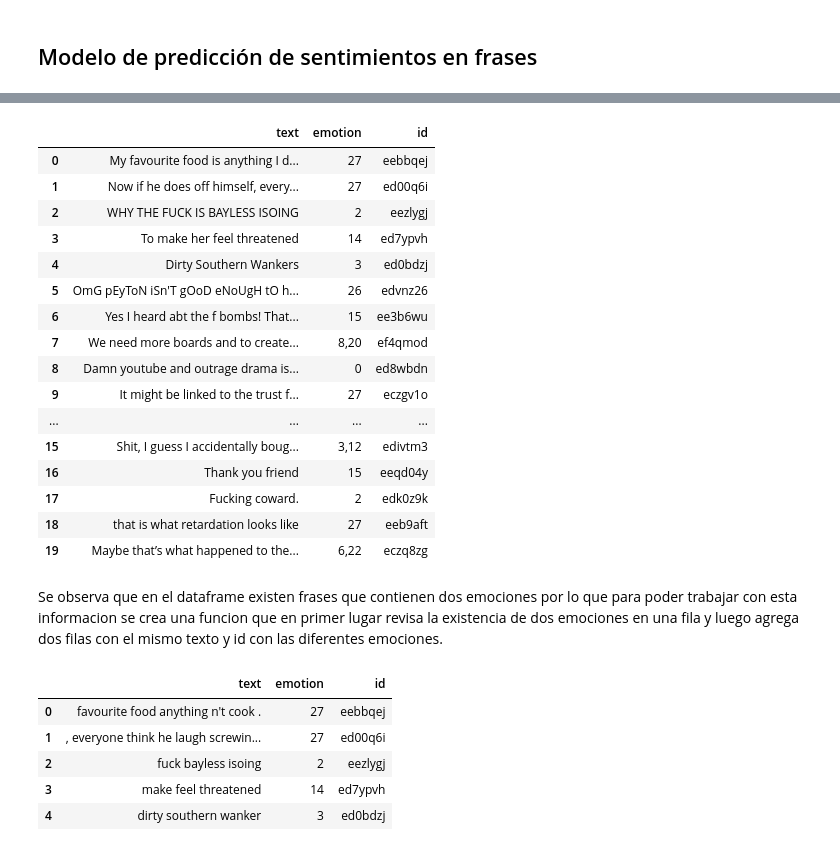
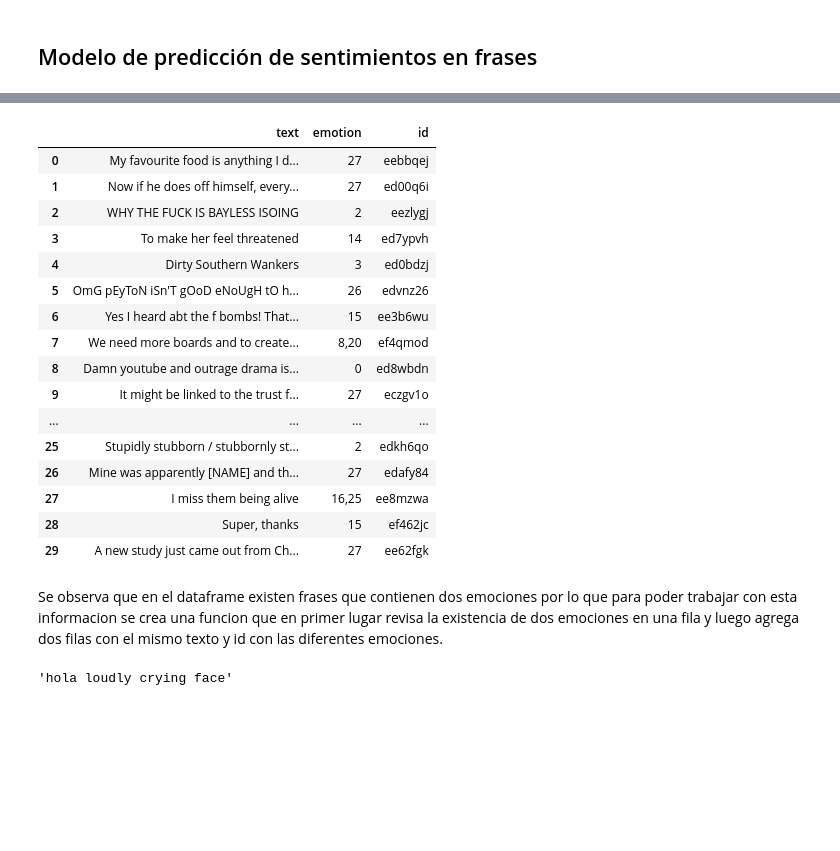
Before and after one commit to flopidopi23/Sentimental_analysis, a Jupyter notebook: codigo_modelo.ipynb, the cells around one changed output, grey strips where cells are left out. Cells and saved outputs as stored; diff of their text form; code cells hidden in the pictures; blank space fills up the shorter version.

```diff
--- a/codigo_modelo.ipynb
+++ b/codigo_modelo.ipynb
@@ -16,24 +40,24 @@ nltk.download('all')
 # %%
 train = pd.read_csv('text_classification_train.csv',sep=',')
-train.head(20)
+train.head(30)
 # %% [output]
 |  | text | emotion | id |
 | 0 | My favourite food is anything I d... | 27 | eebbqej |
 | 1 | Now if he does off himself, every... | 27 | ed00q6i |
 | 2 | WHY THE FUCK IS BAYLESS ISOING | 2 | eezlygj |
 | 3 | To make her feel threatened | 14 | ed7ypvh |
 | 4 | Dirty Southern Wankers | 3 | ed0bdzj |
 | 5 | OmG pEyToN iSn'T gOoD eNoUgH tO h... | 26 | edvnz26 |
 | 6 | Yes I heard abt the f bombs! That... | 15 | ee3b6wu |
 | 7 | We need more boards and to create... | 8,20 | ef4qmod |
 | 8 | Damn youtube and outrage drama is... | 0 | ed8wbdn |
 | 9 | It might be linked to the trust f... | 27 | eczgv1o |
 | ... | ... | ... | ... |
-| 15 | Shit, I guess I accidentally boug... | 3,12 | edivtm3 |
-| 16 | Thank you friend | 15 | eeqd04y |
-| 17 | Fucking coward. | 2 | edk0z9k |
-| 18 | that is what retardation looks like | 27 | eeb9aft |
-| 19 | Maybe that’s what happened to the... | 6,22 | eczq8zg |
+| 25 | Stupidly stubborn / stubbornly st... | 2 | edkh6qo |
+| 26 | Mine was apparently [NAME] and th... | 27 | edafy84 |
+| 27 | I miss them being alive | 16,25 | ee8mzwa |
+| 28 | Super, thanks | 15 | ef462jc |
+| 29 | A new study just came out from Ch... | 27 | ee62fgk |
 # %% [markdown]
 Se observa que en el dataframe existen frases que contienen dos emociones por lo que para poder trabajar con esta informacion se crea una funcion que en primer lugar revisa la existencia de dos emociones en una fila y luego agrega dos filas con el mismo texto y id con las diferentes emociones.
 # %%
@@ -50,2 +94,6 @@ train = separar_emociones(train)
+# %%
+emoji2concat_description("hola 😭")
+# %% [output]
+'hola loudly crying face'
 # %%
 def limpieza_text(texto):
@@ -61,11 +115,3 @@ def limpieza_text(texto):
     return processed_text
 # %%
 train['text'] = train['text'].apply(limpieza_text)
-train.head()
-# %% [output]
-|  | text | emotion | id |
-| 0 | favourite food anything n't cook . | 27 | eebbqej |
-| 1 | , everyone think he laugh screwin... | 27 | ed00q6i |
-| 2 | fuck bayless isoing | 2 | eezlygj |
-| 3 | make feel threatened | 14 | ed7ypvh |
-| 4 | dirty southern wanker | 3 | ed0bdzj |
```
Also changed, not shown: parts of 6 cells of this notebook.
